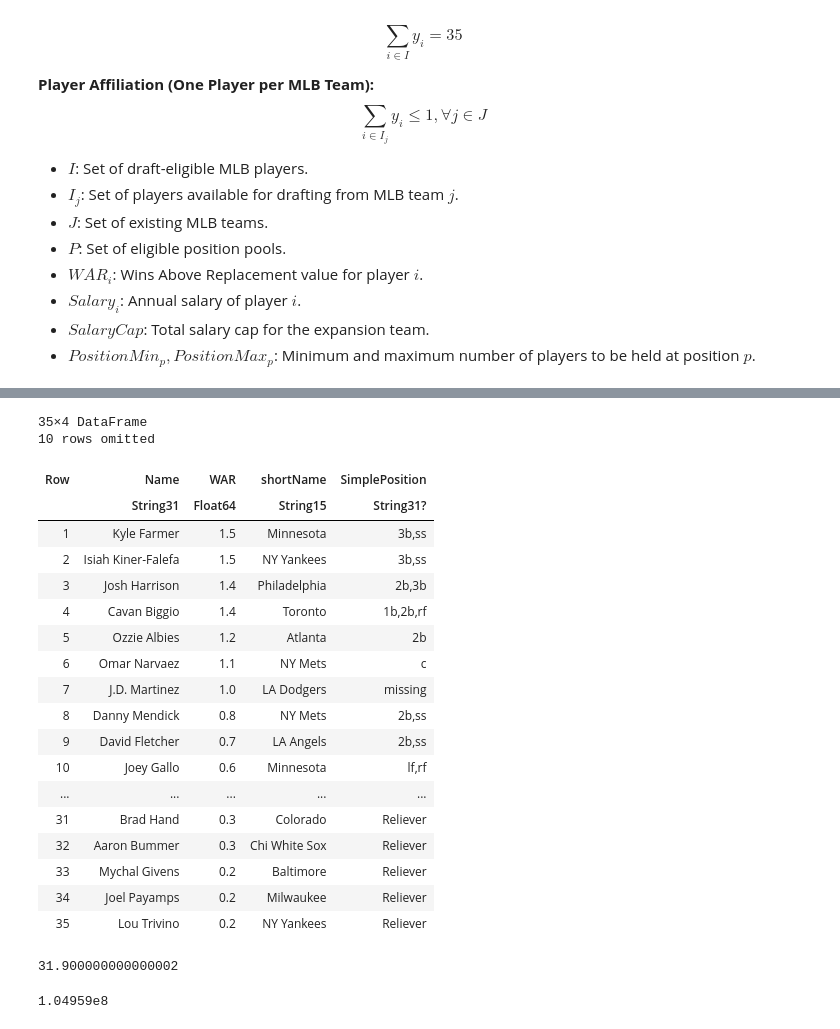
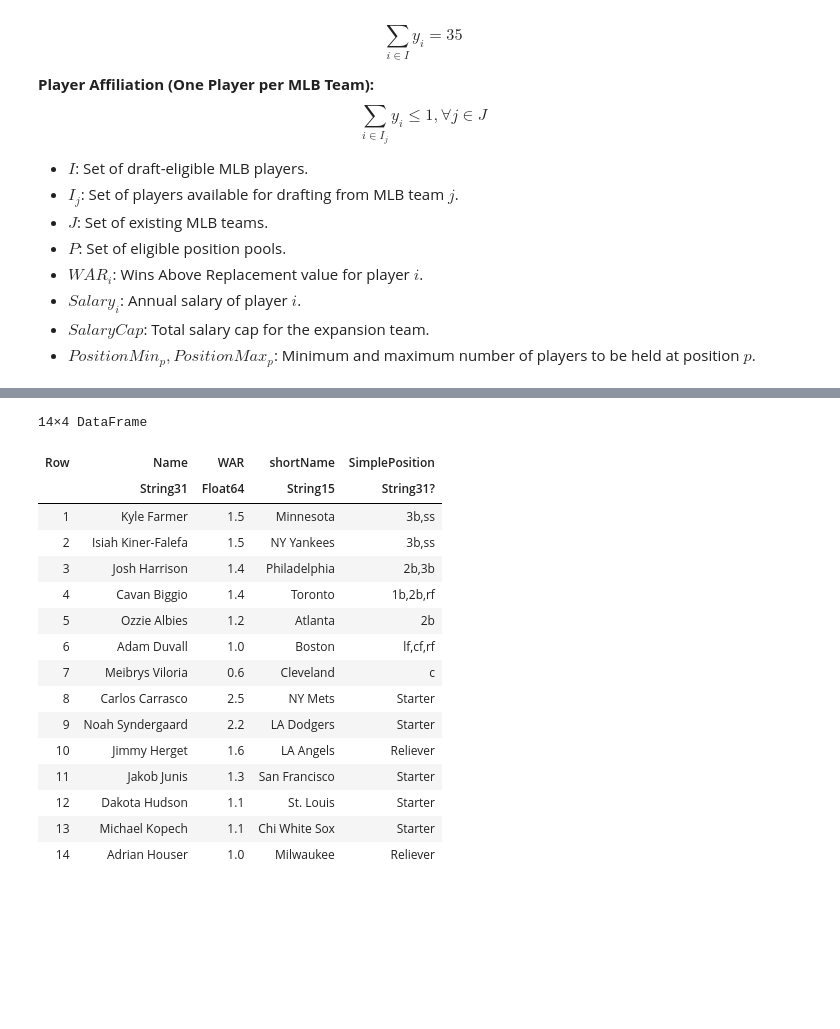
Before and after one commit to hanksnowdon/OptimizationProject, a Jupyter notebook: Code/Modeling.ipynb, the cells around one changed output, grey strips where cells are left out. Drawn from its saved outputs; the diff is of its cells as text; code cells hidden in the pictures; blank space fills up the shorter version.

Commit message:
Create multi round results

```diff
--- a/Code/Modeling.ipynb
+++ b/Code/Modeling.ipynb
@@ -234,7 +241,7 @@ scatter!( results_df.caphit24/1000000,  results_df.total_war, label="", color=:b
 # Test team limits
 
 function run_simulation_for_teamlimit(teamlim)
-    selected_players, clean_selected_players, term_status, protected_players_dict, total_war, caphit24 = simulation_basic(player_data, 10, teamlim, 3, 8, 0)
+    selected_players, clean_selected_players, term_status, protected_players_dict, total_war, caphit24 = simulation_basic(player_data, 12, teamlim, 3, 8, 0)
     result_df = DataFrame(teamlim = teamlim, total_war = total_war )
     return result_df
 end
@@ -248,9 +255,10 @@ println(results_df)
 
 # Create a line chart
 Plots.plot(  results_df.teamlim,  results_df.total_war, ylabel="Total WAR", xlabel="Max Players Taken per Team", label="", title="Total WAR vs Max Players Taken per Team", linewidth=2)
-annotation_text = "10 players protected,\nMin 3 per position, 8SP, 8RP "
-annotate!(8.5,46.5, Plots.text(annotation_text, :center, 10))
+annotation_text = "12 players protected,\nMin 3 per position, 8SP, 8RP "
+annotate!(8.5,32, Plots.text(annotation_text, :center, 10))
 scatter!( results_df.teamlim,  results_df.total_war, label="", color=:blue)
+Plots.savefig("teamlim.png")
 # %% [output]
 9×2 DataFrame
  Row │ teamlim  total_war
@@ -270,7 +278,7 @@ scatter!( results_df.teamlim,  results_df.total_war, label="", color=:blue)
 # Test position mins
 
 function run_simulation_for_posmin(posmin)
-    selected_players, clean_selected_players, term_status, protected_players_dict, total_war, caphit24 = simulation_basic(player_data, 10, 3, posmin, 8, 0)
+    selected_players, clean_selected_players, term_status, protected_players_dict, total_war, caphit24 = simulation_basic(player_data, 12, 3, posmin, 8, 0)
     result_df = DataFrame(posmin = posmin, total_war = total_war )
     return result_df
 end
@@ -284,9 +292,10 @@ println(results_df)
 
 # Create a line chart
 Plots.plot(  results_df.posmin,  results_df.total_war, ylabel="Total WAR", xlabel="Min Players per Position", label="", title="Total WAR vs Min Players per Position", linewidth=2)
-annotation_text = "10 players protected,\nMax 3 players per team,\nMin 8 SP, 8 RP "
-annotate!(4.5,44.5, Plots.text(annotation_text, :center, 10))
+annotation_text = "12 players protected,\nMax 3 players per team,\nMin 8 SP, 8 RP "
+annotate!(4.5,31.25, Plots.text(annotation_text, :center, 10))
 scatter!( results_df.posmin,  results_df.total_war, label="", color=:blue)
+Plots.savefig("posmin.png")
 # %% [output]
 4×2 DataFrame
  Row │ posmin   total_war
@@ -301,7 +310,7 @@ scatter!( results_df.posmin,  results_df.total_war, label="", color=:blue)
 # Test pitcher mins
 
 function run_simulation_for_pitchmin(pitchmin)
-    selected_players, clean_selected_players, term_status, protected_players_dict, total_war, caphit24 = simulation_basic(player_data, 10, 3, 3, pitchmin, 0)
+    selected_players, clean_selected_players, term_status, protected_players_dict, total_war, caphit24 = simulation_basic(player_data, 12, 3, 3, pitchmin, 0)
     result_df = DataFrame(pitchmin = pitchmin, total_war = total_war )
     return result_df
 end
@@ -315,9 +324,10 @@ println(results_df)
 
 # Create a line chart
 Plots.plot(  results_df.pitchmin,  results_df.total_war, ylabel="Total WAR", xlabel="Min Starters/Relievers", label="", title="Total WAR vs Min Starters/Relievers", linewidth=2)
-annotation_text = "10 players protected,\nMax 3 players per team,\nMin 3 per position "
-annotate!(4.5,44, Plots.text(annotation_text, :center, 10))
+annotation_text = "12 players protected,\nMax 3 players per team,\nMin 3 per position "
+annotate!(11.5,31.35, Plots.text(annotation_text, :center, 10))
 scatter!( results_df.pitchmin,  results_df.total_war, label="", color=:blue)
+Plots.savefig("pitchmin.png")
 # %% [output]
 12×2 DataFrame
  Row │ pitchmin  total_war
@@ -563,5 +571,5 @@ simulation_rounds (generic function with 2 methods)
 # %%
-mod3 = simulation_rounds(rounds_data, (10,3,3), 1, 0, 1, 0, 3, (14,14,7) )
+mod3 = simulation_rounds(rounds_data, (10,3,3), 1, 1, 2, 0, 3, (14,14,7) )
 # %% [output]
 1
 2
@@ -598,31 +606,21 @@ No more players to protect for Cincinnati
-# %%
-mod3[2]
-# %% [output]
-35×4 DataFrame
-10 rows omitted
-| Row | Name | WAR | shortName | SimplePosition |
-|  | String31 | Float64 | String15 | String31? |
-| 1 | Kyle Farmer | 1.5 | Minnesota | 3b,ss |
-| 2 | Isiah Kiner-Falefa | 1.5 | NY Yankees | 3b,ss |
-| 3 | Josh Harrison | 1.4 | Philadelphia | 2b,3b |
-| 4 | Cavan Biggio | 1.4 | Toronto | 1b,2b,rf |
-| 5 | Ozzie Albies | 1.2 | Atlanta | 2b |
-| 6 | Omar Narvaez | 1.1 | NY Mets | c |
-| 7 | J.D. Martinez | 1.0 | LA Dodgers | missing |
-| 8 | Danny Mendick | 0.8 | NY Mets | 2b,ss |
-| 9 | David Fletcher | 0.7 | LA Angels | 2b,ss |
-| 10 | Joey Gallo | 0.6 | Minnesota | lf,rf |
-| ... | ... | ... | ... | ... |
-| 31 | Brad Hand | 0.3 | Colorado | Reliever |
-| 32 | Aaron Bummer | 0.3 | Chi White Sox | Reliever |
-| 33 | Mychal Givens | 0.2 | Baltimore | Reliever |
-| 34 | Joel Payamps | 0.2 | Milwaukee | Reliever |
-| 35 | Lou Trivino | 0.2 | NY Yankees | Reliever |
-# %%
-mod3[4]
-# %% [output]
-31.900000000000002
-# %%
-mod3[5]
-# %% [output]
-1.04959e8
+# %%
+CSV.write("../Results/round1.csv", mod3[6][1])
+mod3[6][1]
+# %% [output]
+14×4 DataFrame
+| Row | Name | WAR | shortName | SimplePosition |
+|  | String31 | Float64 | String15 | String31? |
+| 1 | Kyle Farmer | 1.5 | Minnesota | 3b,ss |
+| 2 | Isiah Kiner-Falefa | 1.5 | NY Yankees | 3b,ss |
+| 3 | Josh Harrison | 1.4 | Philadelphia | 2b,3b |
+| 4 | Cavan Biggio | 1.4 | Toronto | 1b,2b,rf |
+| 5 | Ozzie Albies | 1.2 | Atlanta | 2b |
+| 6 | Adam Duvall | 1.0 | Boston | lf,cf,rf |
+| 7 | Meibrys Viloria | 0.6 | Cleveland | c |
+| 8 | Carlos Carrasco | 2.5 | NY Mets | Starter |
+| 9 | Noah Syndergaard | 2.2 | LA Dodgers | Starter |
+| 10 | Jimmy Herget | 1.6 | LA Angels | Reliever |
+| 11 | Jakob Junis | 1.3 | San Francisco | Starter |
+| 12 | Dakota Hudson | 1.1 | St. Louis | Starter |
+| 13 | Michael Kopech | 1.1 | Chi White Sox | Starter |
+| 14 | Adrian Houser | 1.0 | Milwaukee | Reliever |
```
Also changed, not shown: parts of 14 cells of this notebook, 11 other files.
